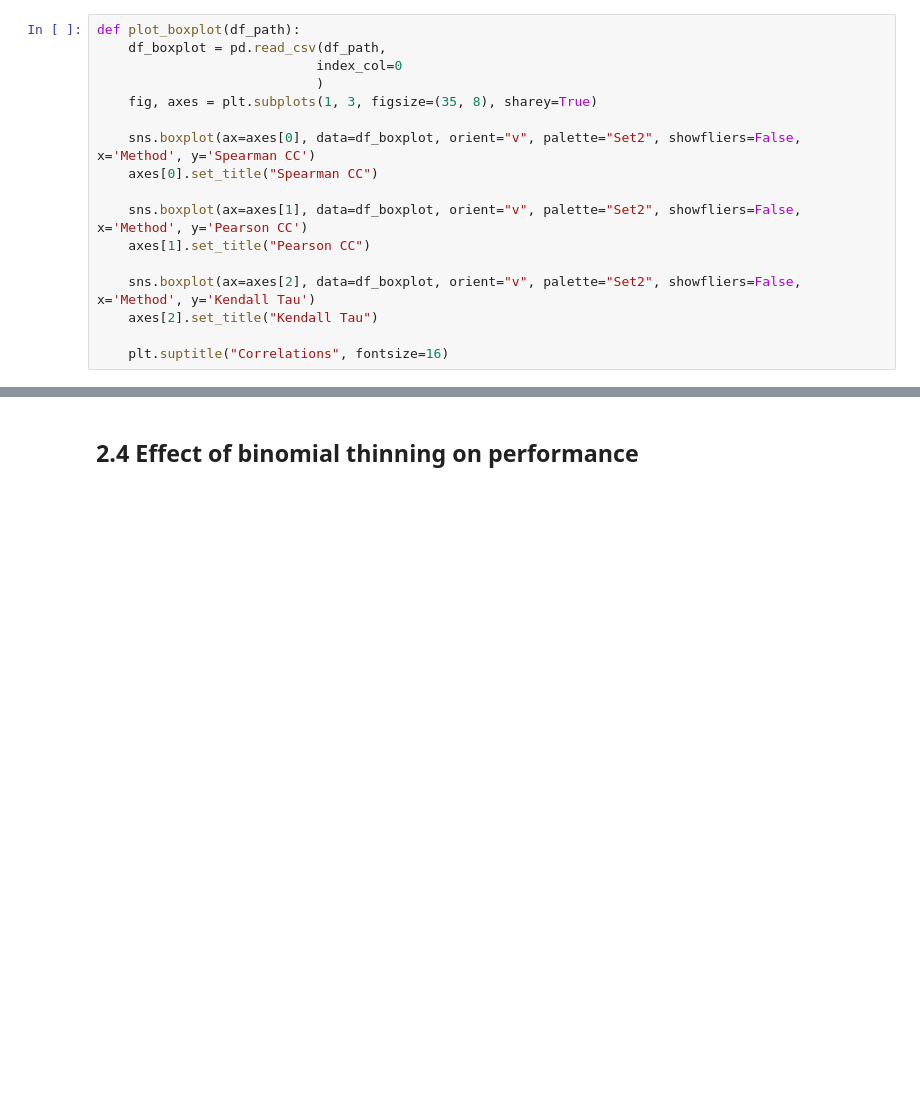
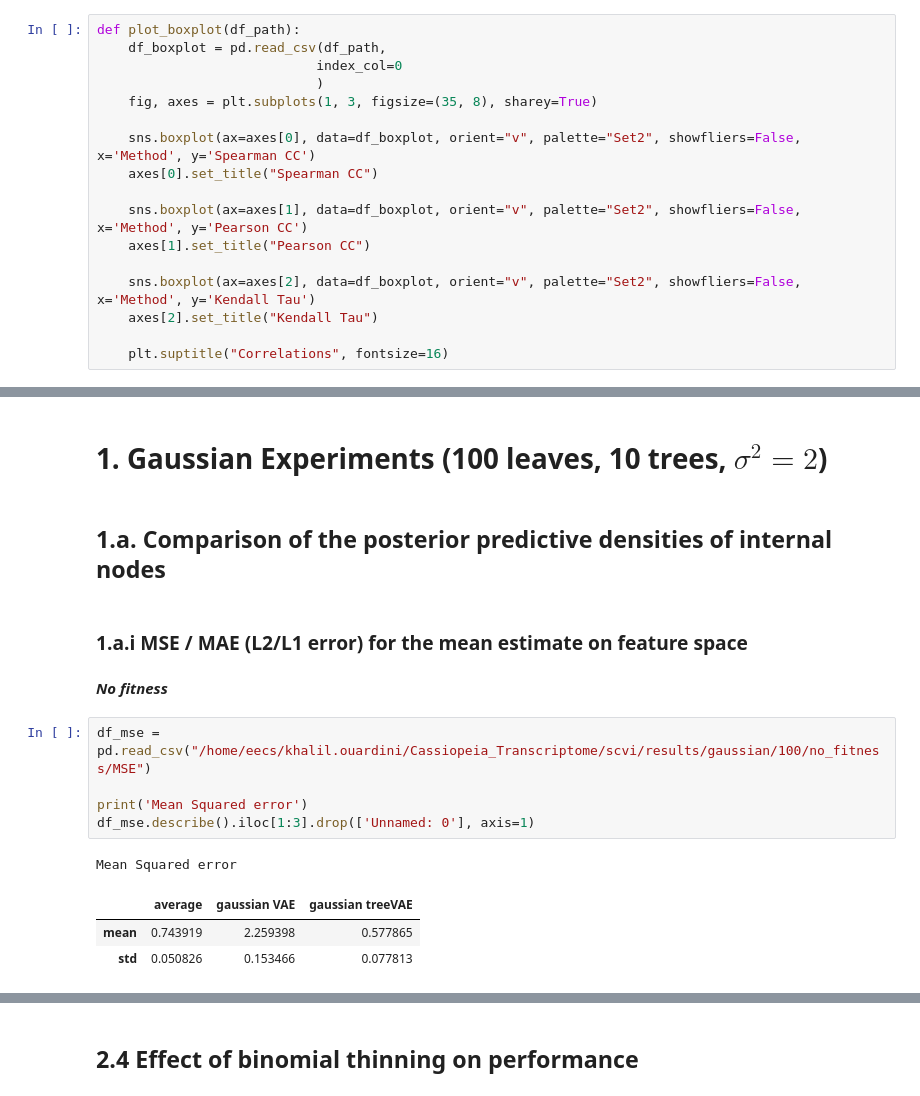
Before and after one commit to khalilouardini/treeVAE-reproducibility, a Jupyter notebook: scvi/external/notebooks/plot_results.ipynb, the cells around one changed output, grey strips where cells are left out. Cells and saved outputs as stored; diff of their text form; blank space fills up the shorter version.

```diff
--- a/scvi/external/notebooks/plot_results.ipynb
+++ b/scvi/external/notebooks/plot_results.ipynb
@@ -102,0 +32,18 @@ plot_boxplot('/home/eecs/khalil.ouardini/Cassiopeia_Transcriptome/scvi/results/p
+# %% [markdown]
+# 1. Gaussian Experiments (100 leaves, 10 trees, $\sigma^2=2$)
+# %% [markdown]
+## 1.a.  Comparison of the posterior predictive densities of internal nodes
+# %% [markdown]
+### 1.a.i MSE / MAE (L2/L1 error) for the mean estimate on feature space
+# %% [markdown]
+***No fitness***
+# %%
+df_mse = pd.read_csv("/home/eecs/khalil.ouardini/Cassiopeia_Transcriptome/scvi/results/gaussian/100/no_fitness/MSE")
+
+print('Mean Squared error')
+df_mse.describe().iloc[1:3].drop(['Unnamed: 0'], axis=1)
+# %% [output]
+Mean Squared error
+|  | average | gaussian VAE | gaussian treeVAE |
+| mean | 0.743919 | 2.259398 | 0.577865 |
+| std | 0.050826 | 0.153466 | 0.077813 |
```
Also changed, not shown: parts of 65 cells of this notebook.
